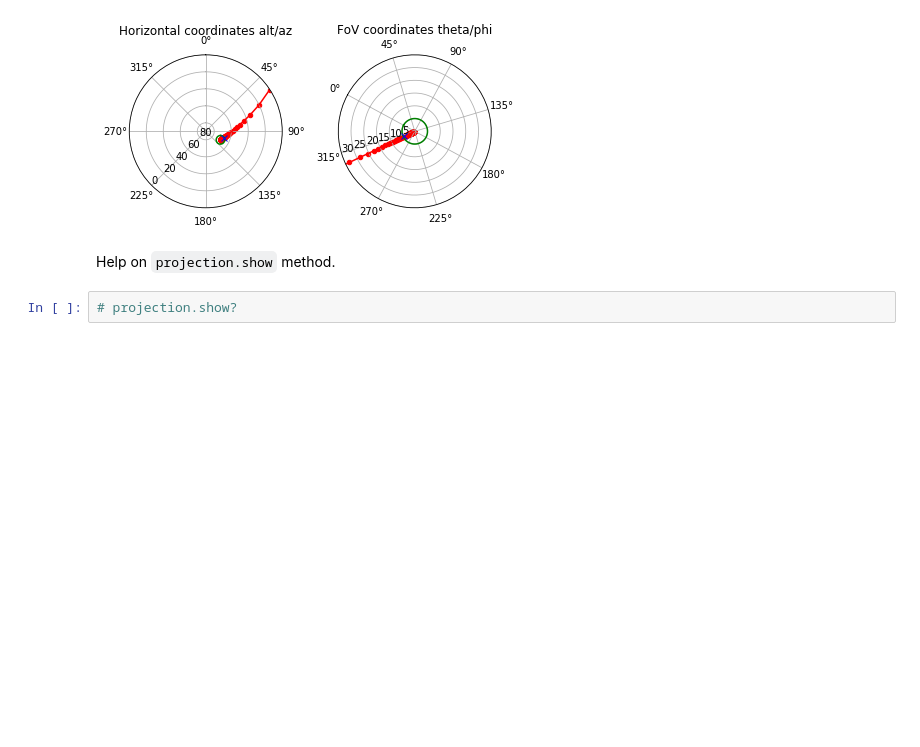
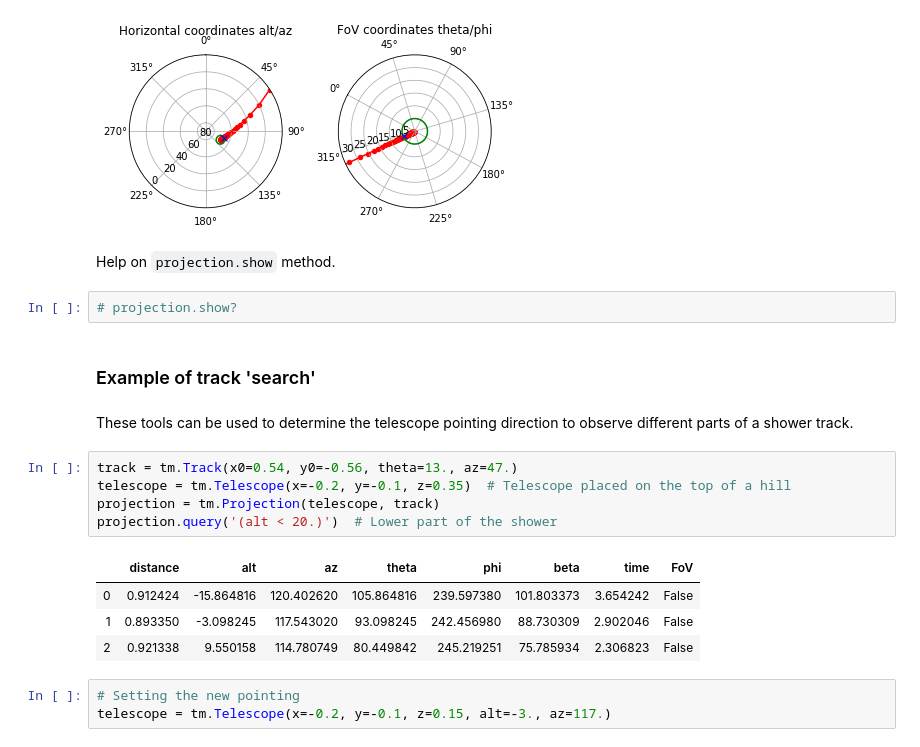
Before and after one commit to JaimeRosado/ShowerModel, a Jupyter notebook: notebooks/UC1 Track visualization.ipynb, the cells around one changed output. Saved outputs shown, nothing was run; the diff lists cells and outputs as text; blank space fills up the shorter version.

```diff
--- a/notebooks/UC1 Track visualization.ipynb
+++ b/notebooks/UC1 Track visualization.ipynb
@@ -162,3 +162,20 @@ projection.show(axes=False, X_mark=400.);
 Help on `projection.show` method.
 # %%
 # projection.show?
+# %% [markdown]
+### Example of track 'search'
+# %% [markdown]
+These tools can be used to determine the telescope pointing direction to observe different parts of a shower track.
+# %%
+track = tm.Track(x0=0.54, y0=-0.56, theta=13., az=47.)
+telescope = tm.Telescope(x=-0.2, y=-0.1, z=0.35)  # Telescope placed on the top of a hill
+projection = tm.Projection(telescope, track)
+projection.query('(alt < 20.)')  # Lower part of the shower
+# %% [output]
+|  | distance | alt | az | theta | phi | beta | time | FoV |
+| 0 | 0.912424 | -15.864816 | 120.402620 | 105.864816 | 239.597380 | 101.803373 | 3.654242 | False |
+| 1 | 0.893350 | -3.098245 | 117.543020 | 93.098245 | 242.456980 | 88.730309 | 2.902046 | False |
+| 2 | 0.921338 | 9.550158 | 114.780749 | 80.449842 | 245.219251 | 75.785934 | 2.306823 | False |
+# %%
+# Setting the new pointing
+telescope = tm.Telescope(x=-0.2, y=-0.1, z=0.15, alt=-3., az=117.)
```
Also changed, not shown: 1 other file.
